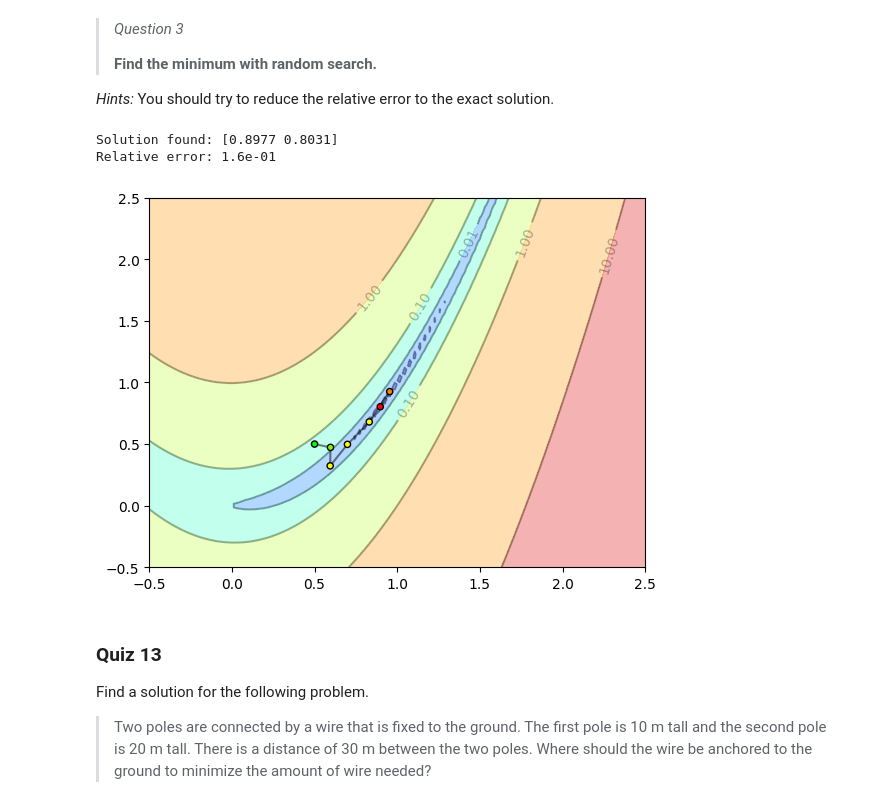
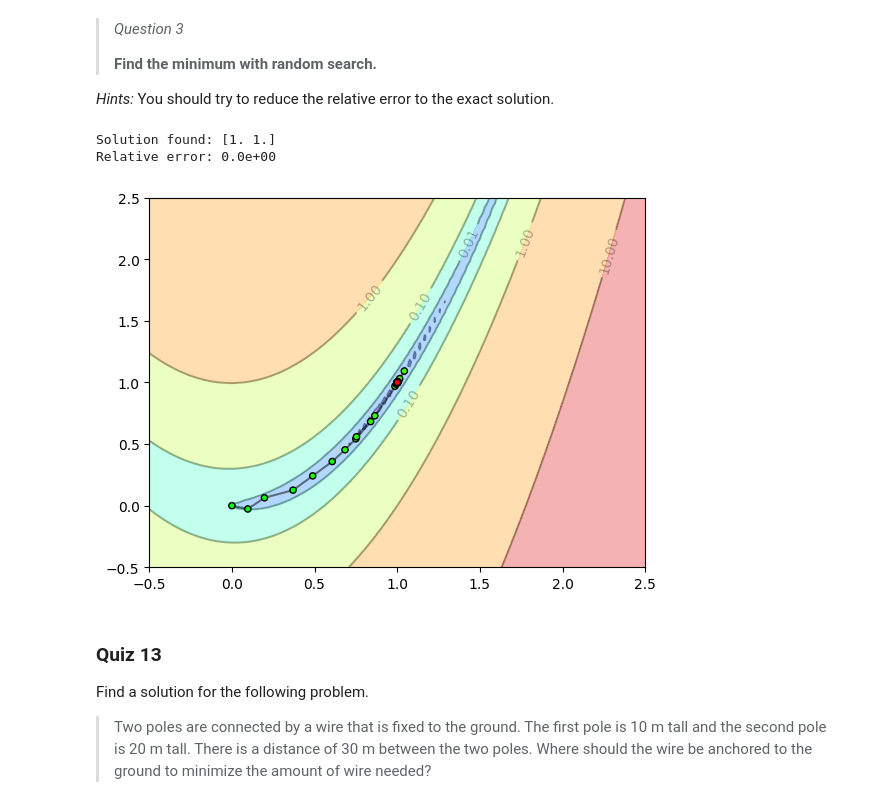
Before and after one commit to Augustin-Br/IGI-3013, a Jupyter notebook: TD2/lab02/lab02.ipynb, the cells around one changed output. Cells and saved outputs as stored; diff of their text form; code cells hidden in the pictures.

```diff
--- a/TD2/lab02/lab02.ipynb
+++ b/TD2/lab02/lab02.ipynb
@@ -890,35 +890,35 @@ Relative error: 2.5e-04
 # %%
 np.random.seed(42)
 
 # Initial point
-init = [0.5, 0.5] # YOUR CODE HERE
+init = [0, 0] # YOUR CODE HERE
 
 # Step-size
 alpha = 0.1 # YOUR CODE HERE
 
 # Number of iterations
-epochs = 30 # YOUR CODE HERE
+epochs = 30000 # YOUR CODE HERE
 
 # Number of directions to search
 n_points = 10 # YOUR CODE HERE
 
 # Optimization
 #
 #     w, history = random_search(rosenbrock, ...)
 #
 w, history = random_search(rosenbrock, init, alpha, epochs, n_points)
 
 # Feedback
 print(f'Solution found:', np.round(w, decimals=4))
 print('Relative error: {:1.1e}'.format(np.linalg.norm(w - [1, 1]) / np.linalg.norm([1, 1])))
 
 # Visualization
 plot_function(rosenbrock, [-0.5, -0.5], [2.5, 2.5])
 plot_history(history, lines=True)
 # %% [output]
-Solution found: [0.8977 0.8031]
-Relative error: 1.6e-01
+Solution found: [1. 1.]
+Relative error: 0.0e+00
-[figure, old version]
+[figure, new version]
 # %% [markdown]
 ### Quiz 13
 
```
Also changed, not shown: parts of 2 cells of this notebook.
